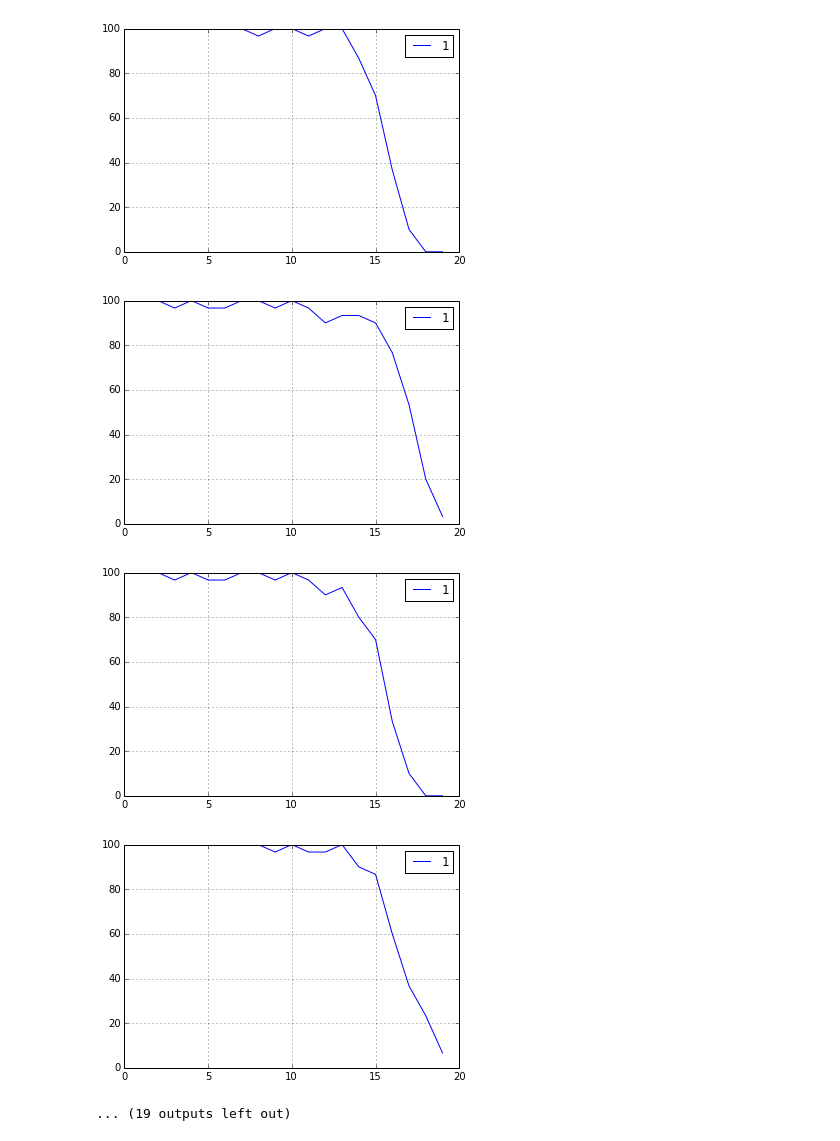
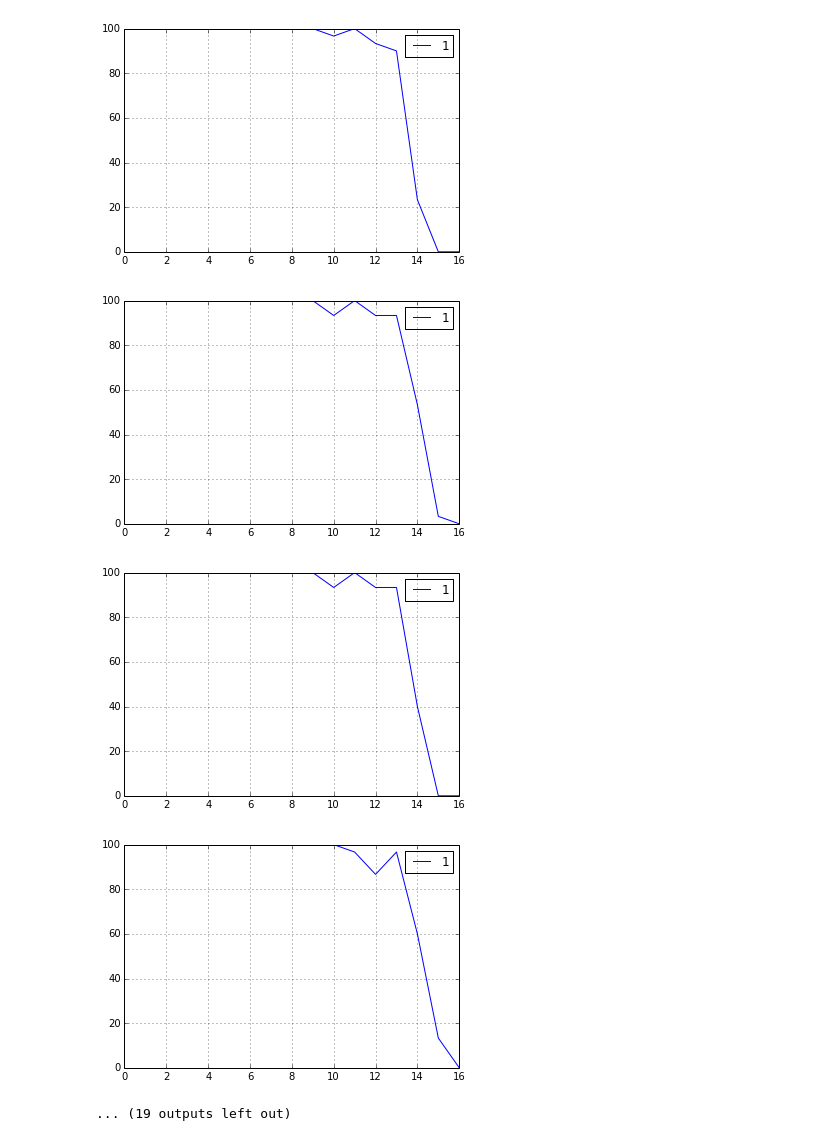
Before and after one commit to erinellefsen/summer2015, a Jupyter notebook: graphyFolder/diseaseLifetimeGraphs.ipynb, the cells around one changed output. Saved outputs shown, nothing was run; the diff lists cells and outputs as text; code cells hidden in the pictures.

```diff
--- a/graphyFolder/diseaseLifetimeGraphs.ipynb
+++ b/graphyFolder/diseaseLifetimeGraphs.ipynb
@@ -8,31 +8,30 @@ import matplotlib
 '''ONLY  CHANGE THE DISEASE LIFETIME IN THIS FILE (ie. the k variable)'''
 q = 1
 for index in range(15):
-    vaccinationpercent = 0
+    vaccinationnum = 0
     orderedpairlistHighEpi = []
     orderedpairlistLowEpi = []
-    while vaccinationpercent < 1:
+    while vaccinationnum < 250:
         trials = 30
         HighEpi = 0
         FinalEpi = 0
         for x in range(trials):
 
-            g = graph.Graph(q, .9, 0,vaccinationpercent)   #k,p,r,%infected,%vaccinated
+            g = graph.Graph(q, .5, 0,vaccinationnum)   #k,p,r,%infected,%vaccinated
             g.makeVertices(250)         #of people
-            g.makeConnections(.01)         #prob they are connected
-            g.update(60)            #number of repetitions, num trials
+            g.makeConnections(.02)         #prob they are connected
+            g.update()            #number of repetitions, num trials
             if g.getHighEpi():
                 HighEpi += 1
             if g.getFinalEpi():
                 FinalEpi += 1
 
-        orderedpairlistHighEpi = orderedpairlistHighEpi + [[vaccinationpercent,(float(HighEpi)/float(trials))*100]]
-        orderedpairlistLowEpi = orderedpairlistLowEpi + [[vaccinationpercent, (float(FinalEpi)/float(trials))*100]]
+        orderedpairlistHighEpi = orderedpairlistHighEpi + [[vaccinationnum,(float(HighEpi)/float(trials))*100]]
+        orderedpairlistLowEpi = orderedpairlistLowEpi + [[vaccinationnum, (float(FinalEpi)/float(trials))*100]]
 
-        y = (vaccinationpercent,(float(HighEpi)/float(trials))*100 , (float(FinalEpi)/float(trials))*100)
+        y = (vaccinationnum,(float(HighEpi)/float(trials))*100 , (float(FinalEpi)/float(trials))*100)
 
-        vaccinationpercent += .05
-
+        vaccinationnum += 15
 
 
     df = pandas.DataFrame(orderedpairlistHighEpi)
@@ -70,5 +69,5 @@ for index in range(15):
-[figure, old version]
+[figure, new version]
-[figure, old version]
+[figure, new version]
-[figure, old version]
+[figure, new version]
-[figure, old version]
+[figure, new version]
 ... (19 outputs left out)
```
Also changed, not shown: parts of 1 cell of this notebook, 5 other files.
